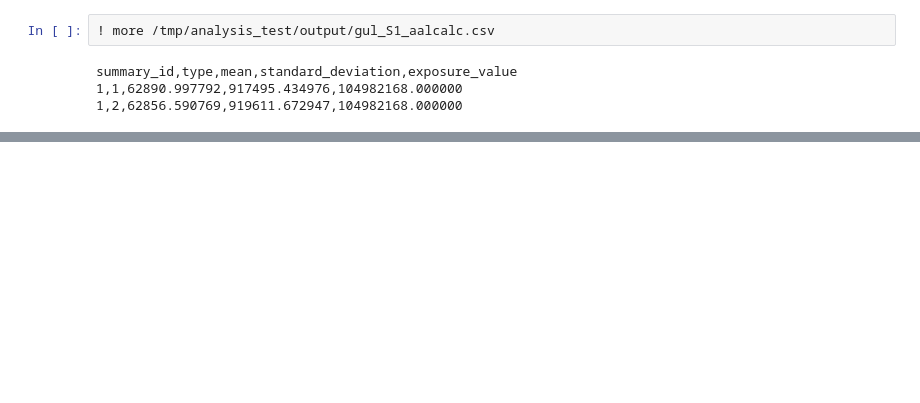
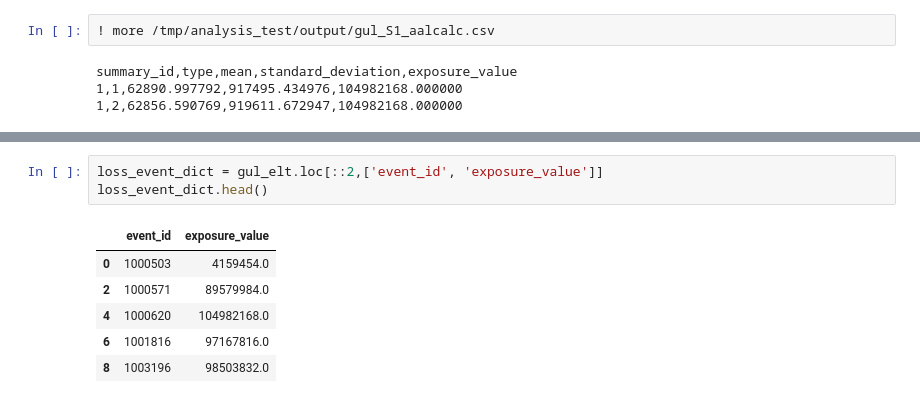
Before and after one commit to OasisLMF/ZurichWorkshop2018, a Jupyter notebook: excercise2.ipynb, the cells around one changed output, grey strips where cells are left out. Saved outputs shown, nothing was run; the diff lists cells and outputs as text; blank space fills up the shorter version.

```diff
--- a/excercise2.ipynb
+++ b/excercise2.ipynb
@@ -514,0 +491,10 @@ summary_id,type,event_id,mean,standard_deviation,exposure_value
+# %%
+loss_event_dict = gul_elt.loc[::2,['event_id', 'exposure_value']]
+loss_event_dict.head()
+# %% [output]
+|  | event_id | exposure_value |
+| 0 | 1000503 | 4159454.0 |
+| 2 | 1000571 | 89579984.0 |
+| 4 | 1000620 | 104982168.0 |
+| 6 | 1001816 | 97167816.0 |
+| 8 | 1003196 | 98503832.0 |
```
Also changed, not shown: parts of 6 cells of this notebook, 1 other file.
